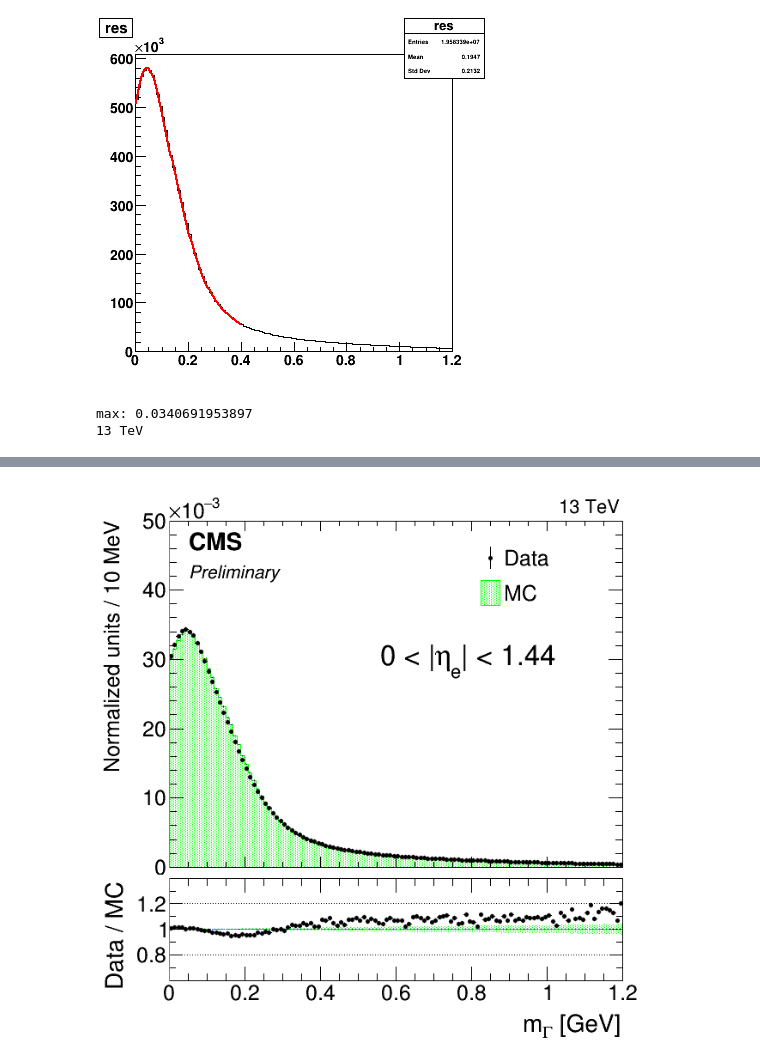
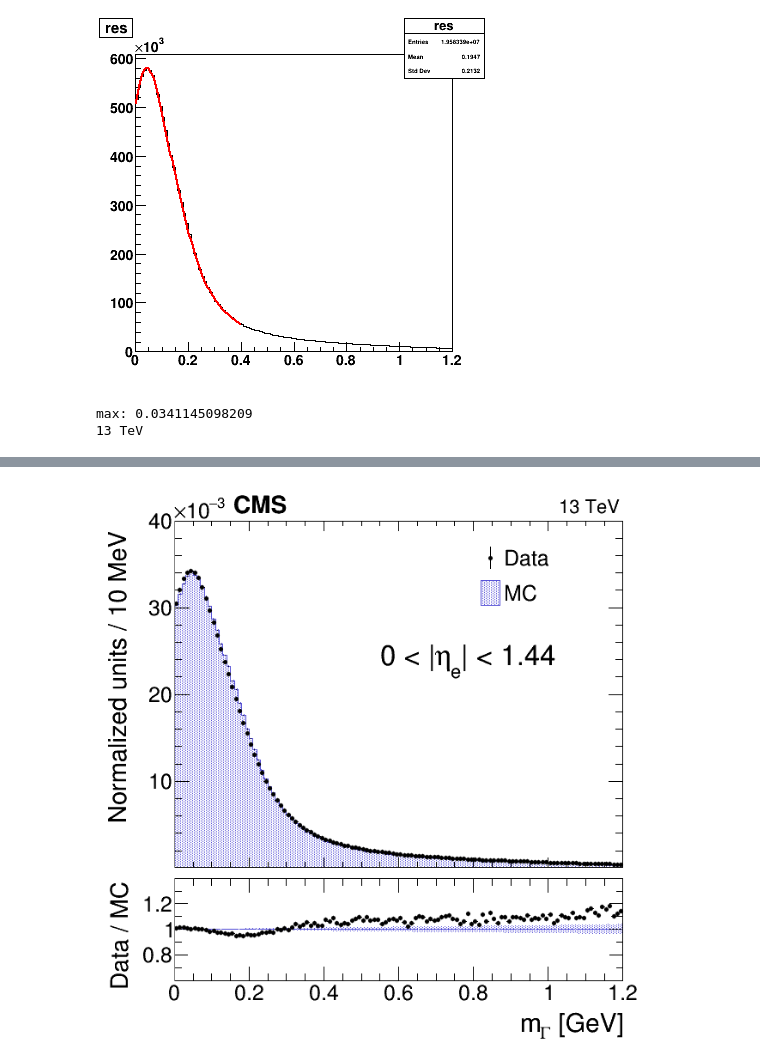
Before and after one commit to mbandrews/h2aa, a Jupyter notebook: zeeAnalysis/zee_plots-fits.ipynb, the cells around one changed output, grey strips where cells are left out. Cells and saved outputs as stored; diff of their text form; code cells hidden in the pictures.

```diff
--- a/zeeAnalysis/zee_plots-fits.ipynb
+++ b/zeeAnalysis/zee_plots-fits.ipynb
@@ -330,7 +330,7 @@ def get_puwgt(pu_, h):
     return wgt
 # %%
 k = 'bg2017-dy'
-scale_ = 1.042 #0.994
+scale_ = 1.04 #0.994
 smear_ = 0.#0.002 #GeV
 h[k] = ROOT.TH1F(k, k, n_ma_bins, ma_bins)
 c[k] = ROOT.TCanvas(k, k, 600, 600)
@@ -574,7 +574,7 @@ ROOT.gStyle.SetPadTickY(1)
 CMS_lumi.lumi_7TeV = "4.8 fb^{-1}"
 CMS_lumi.lumi_8TeV = "18.3 fb^{-1}"
 CMS_lumi.writeExtraText = 1
-CMS_lumi.extraText = "Preliminary"
+CMS_lumi.extraText = ""#"Preliminary"
 #CMS_lumi.lumi_sqrtS = "41.9 fb^{-1} (13 TeV)" # used with iPeriod = 0, e.g. for simulation-only plots (default is an empty string)
 CMS_lumi.lumi_sqrtS = "13 TeV" # used with iPeriod = 0, e.g. for simulation-only plots (default is an empty string)
 CMS_lumi.cmsTextOffset = 0.1
@@ -590,7 +590,7 @@ wd, ht = int(440*1), int(400*1)
 
 #plot_dir = 'Plots/massreg/draft1/chisolt0p3_sieielt0p13'
 #plot_dir = 'Plots/h4g'
-plot_dir = 'Plots/massreg/v12'
+plot_dir = 'Plots/massreg/v13'
 print_pdf = True #False #True
 # %%
 hc = {}
@@ -604,13 +604,13 @@ ROOT.gStyle.SetPadTickY(1)
 CMS_lumi.lumi_7TeV = "4.8 fb^{-1}"
 CMS_lumi.lumi_8TeV = "18.3 fb^{-1}"
 CMS_lumi.writeExtraText = 1
-CMS_lumi.extraText = "Preliminary"
+CMS_lumi.extraText = ""#"Preliminary"
 #CMS_lumi.lumi_sqrtS = "41.9 fb^{-1} (13 TeV)" # used with iPeriod = 0, e.g. for simulation-only plots (default is an empty string)
 CMS_lumi.lumi_sqrtS = "13 TeV" # used with iPeriod = 0, e.g. for simulation-only plots (default is an empty string)
 iPos = 11
-#iPos = 0
+iPos = 0
 if iPos==0:
-    CMS_lumi.cmsTextOffset = 0.11
+    CMS_lumi.cmsTextOffset = 0.11 #0.11
     CMS_lumi.relPosX = 0.15
 else:
     CMS_lumi.cmsTextOffset = 0.
@@ -619,7 +619,7 @@ iPeriod = 0
 
 err_style = 'E2'
 fill_style = 3002
-marker_size = 0.75
+marker_size = 0.7
 wd, ht = int(640*1), int(680*1)
 ROOT.TGaxis.fgMaxDigits = 3
 #ROOT.gStyle.SetErrorX(0)
@@ -632,8 +632,8 @@ pUp = ROOT.TPad("upperPad", "upperPad",.005, .300, .995, .995) # (,,Double_t xlo
 pDn = ROOT.TPad("lowerPad", "lowerPad",.005, .005, .995, .300)
 pUp.Draw()
 pDn.Draw()
-pUp.SetMargin(13.e-02,3.e-02,2.e-02,9.e-02) # (Float_t left, Float_t right, Float_t bottom, Float_t top)
-pDn.SetMargin(13.e-02,3.e-02,36.e-02,2.e-02) # (Float_t left, Float_t right, Float_t bottom, Float_t top)
+pUp.SetMargin(14.e-02,3.e-02,2.e-02,9.e-02) # (Float_t left, Float_t right, Float_t bottom, Float_t top)
+pDn.SetMargin(14.e-02,3.e-02,36.e-02,2.e-02) # (Float_t left, Float_t right, Float_t bottom, Float_t top)
 
 pUp.cd()
 
@@ -645,8 +645,8 @@ hdummy = set_hist(hdummy, "m_{#Gamma} [GeV]", "N_{a}", "")
 hdummy.GetYaxis().SetTitle('Normalized units / %d MeV'%dM)
 hdummy.GetXaxis().SetTitle('')
 hdummy.GetXaxis().SetLabelSize(0.)
-hdummy.GetYaxis().SetTitleOffset(1.1)
-hdummy.GetYaxis().SetTitleSize(0.06)
+hdummy.GetYaxis().SetTitleOffset(0.95)
+hdummy.GetYaxis().SetTitleSize(0.07)
 hdummy.GetYaxis().SetLabelSize(0.06)
 hdummy.GetYaxis().SetMaxDigits(3)
 hdummy.GetYaxis().SetLabelFont(42)
@@ -665,8 +665,8 @@ h[k].Scale(h[kdata].Integral()/h[kmc].Integral())
 print('max:',h[k].GetMaximum())
 # Plot fill
 hc[k] = h[k].Clone()
-hc[k].SetLineColor(3)
-hc[k].SetFillColor(3)
+hc[k].SetLineColor(9) #3
+hc[k].SetFillColor(9) #3
 hc[k].SetFillStyle(fill_style)
 hc[k].SetStats(0)
 hc[k].Draw("hist same")
@@ -703,9 +703,9 @@ else:
 ymax = 4.e4
 ymax = 1.2*h[kdata].GetMaximum()
 ymax = 8.e5
-ymax = 0.05
+ymax = 0.04 #0.05
 #hdummy.GetYaxis().SetRangeUser(0.1, ymax)
-hdummy.GetYaxis().SetRangeUser(0., ymax)
+hdummy.GetYaxis().SetRangeUser(0.1e-3, ymax) #(0., ymax)
 if do_trunc:
     hdummy.GetXaxis().SetRangeUser(0., 1.2)
 else:
@@ -752,7 +752,7 @@ CMS_lumi.CMS_lumi(pUp, iPeriod, iPos)
 ##### Ratio plots on lower pad #####
 pDn.cd()
 pDn.SetTicky()
-pDn.SetGridy()
+#pDn.SetGridy()
 #'''
 if do_trunc:
     fUnity = ROOT.TF1("fUnity","[0]",0.,1.2)
@@ -762,8 +762,8 @@ fUnity.SetParameter( 0,1. )
 
 fUnity.GetXaxis().SetTitle("m_{#Gamma} [GeV]")
 fUnity.GetXaxis().SetTickLength(0.1)
-fUnity.GetXaxis().SetTitleOffset(1.05)
-fUnity.GetXaxis().SetTitleSize(0.16)
+fUnity.GetXaxis().SetTitleOffset(1.)
+fUnity.GetXaxis().SetTitleSize(0.17)
 fUnity.GetXaxis().SetLabelSize(0.14)
 #if not do_trunc:
 #    fUnity.GetXaxis().ChangeLabel(1,-1, 0,-1,-1,-1,"")
@@ -810,8 +810,8 @@ for i in range(h[k].GetNbinsX()-1):
         (h[k].GetBinError(ib)/h[k].GetBinContent(ib)),
         (h[k].GetBinError(ib)/h[k].GetBinContent(ib)),
         )
-#h[kr].SetFillColor(9)
-h[kr].SetFillColor(3)
+h[kr].SetFillColor(9)
+#h[kr].SetFillColor(3)
 h[kr].SetFillStyle(3002)
 h[kr].Draw("E2 same")
 
@@ -873,5 +873,5 @@ if print_pdf:
 
 #draw_hist_1dmastacked()
 # %% [output]
-max: 0.0340691953897
+max: 0.0341145098209
 13 TeV
@@ -879,4 +880,4 @@ Info in <TCanvas::Print>: pdf file Plots/massreg/v12/DYToEE_data2017obg2017-dy_m
-[figure, old version]
+[figure, new version]
 # %%
 make_2dpdf = True
 
```
Also changed, not shown: parts of 5 cells of this notebook, 6 other files.
